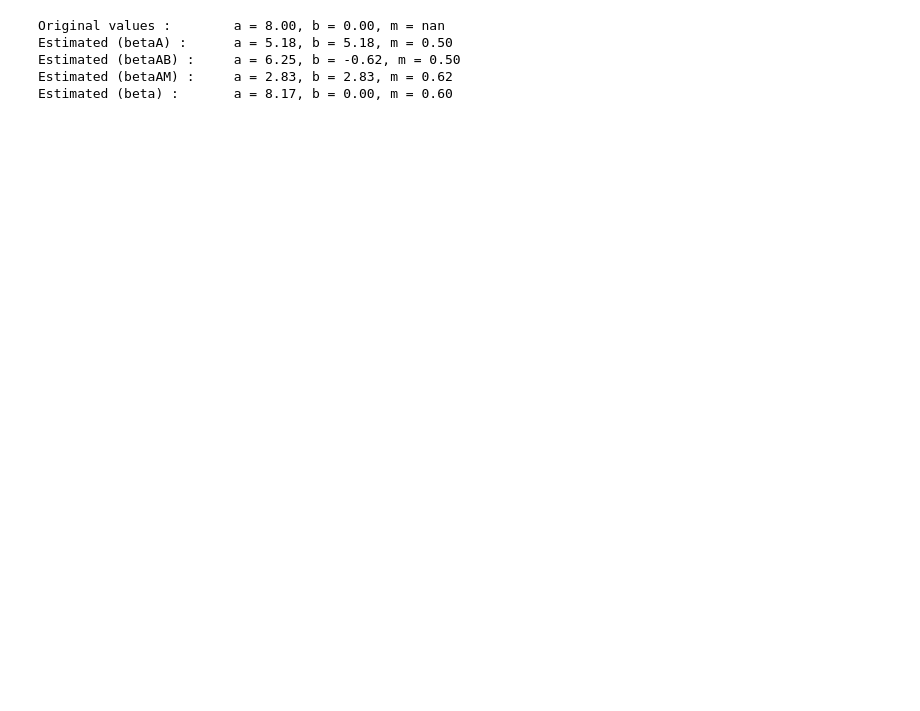
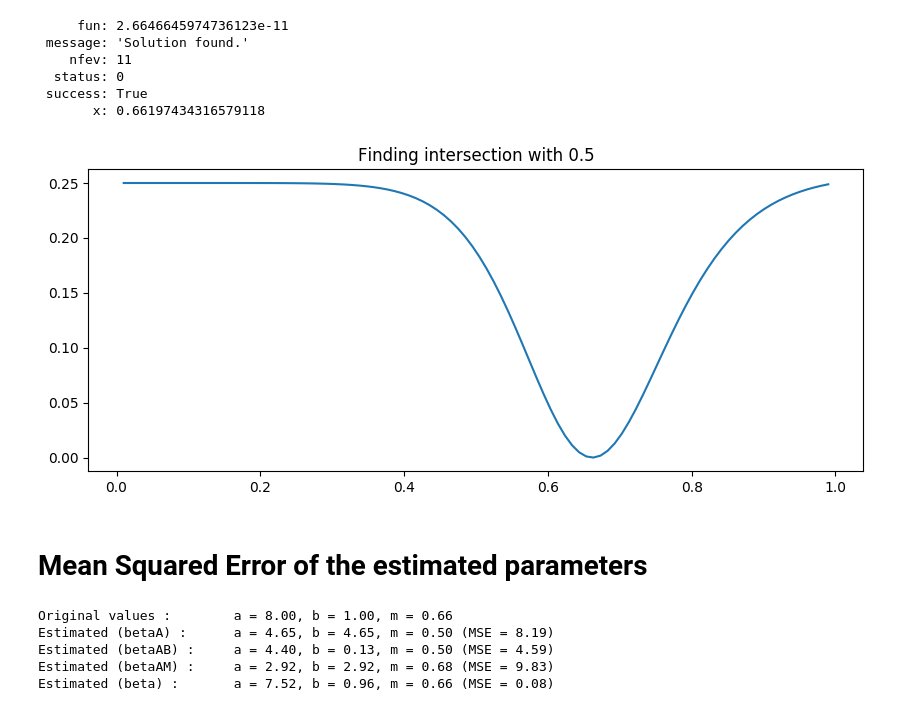
Before and after one commit to betacal/python, a Jupyter notebook: tutorial/beta_scores.ipynb, the cells around one changed output. Cells and saved outputs as stored; diff of their text form; code cells hidden in the pictures; blank space fills up the shorter version.

```diff
--- a/tutorial/beta_scores.ipynb
+++ b/tutorial/beta_scores.ipynb
@@ -88,14 +154,36 @@ fig = plot_reliability_diagram(x, y, s,
+# %%
+def posterior1_intersection(s, intersect=0.5):
+    return (posterior1(s) - intersect)**2
+
+plt.plot(s, posterior1_intersection(s))
+plt.title('Finding intersection with 0.5')
+
+result = minimize_scalar(posterior1_intersection, bounds=[0, 1], method='bounded')
+
+print result
+# %% [output]
+     fun: 2.6646645974736123e-11
+ message: 'Solution found.'
+    nfev: 11
+  status: 0
+ success: True
+       x: 0.66197434316579118
+[figure, added]
+# %% [markdown]
+# Mean Squared Error of the estimated parameters
 # %%
+m = result.x
+
 a = a1 - a0
 b = b0 - b1
-# FIXME compute m
-m = np.nan
 print('Original values :\t a = {:0.2f}, b = {:0.2f}, m = {:0.2f}'.format(a,b,m))
 for key, calibrator in beta_calibrators.items():
-    print('Estimated ({}) :\t a = {:0.2f}, b = {:0.2f}, m = {:0.2f}'.format(key, *calibrator.calibrator_.map_))
+    mse = np.mean([(i-j)**2 for i,j in zip([a,b,m], calibrator.calibrator_.map_)])
+    print('Estimated ({0}) :\t a = {2:0.2f}, b = {3:0.2f}, m = {4:0.2f} (MSE = {1:0.2f})'.format(
+            key, mse, *calibrator.calibrator_.map_))
 # %% [output]
-Original values :        a = 8.00, b = 0.00, m = nan
-Estimated (betaA) :      a = 5.18, b = 5.18, m = 0.50
-Estimated (betaAB) :     a = 6.25, b = -0.62, m = 0.50
-Estimated (betaAM) :     a = 2.83, b = 2.83, m = 0.62
-Estimated (beta) :       a = 8.17, b = 0.00, m = 0.60
+Original values :        a = 8.00, b = 1.00, m = 0.66
+Estimated (betaA) :      a = 4.65, b = 4.65, m = 0.50 (MSE = 8.19)
+Estimated (betaAB) :     a = 4.40, b = 0.13, m = 0.50 (MSE = 4.59)
+Estimated (betaAM) :     a = 2.92, b = 2.92, m = 0.68 (MSE = 9.83)
+Estimated (beta) :       a = 7.52, b = 0.96, m = 0.66 (MSE = 0.08)
```
Also changed, not shown: parts of 10 cells of this notebook.
